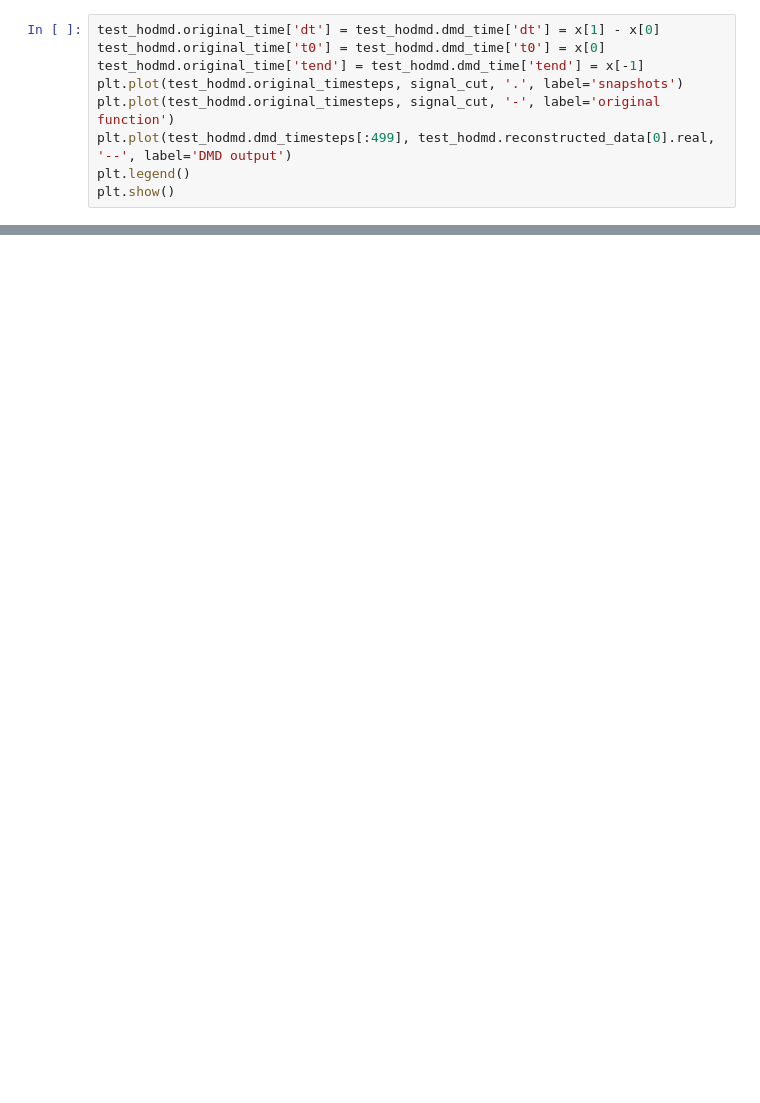
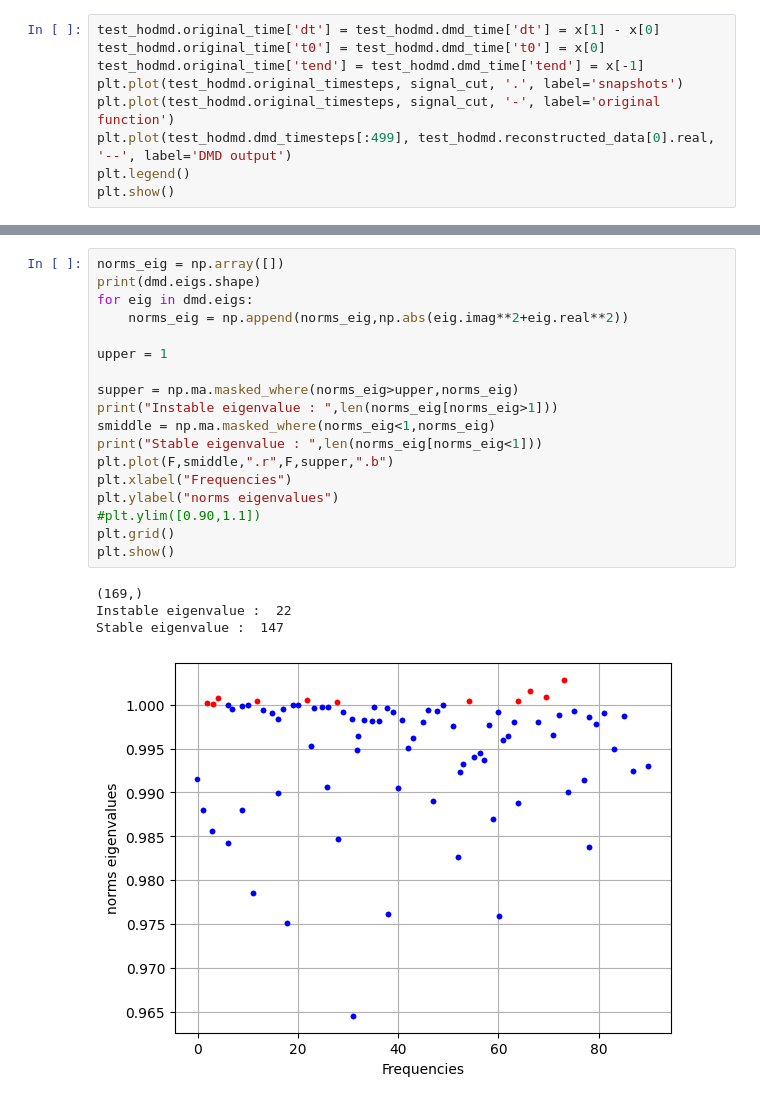
Before and after one commit to CBergerEPFL/maitrise, a Jupyter notebook: test_sample.ipynb, the cells around one changed output, grey strips where cells are left out. Drawn from its saved outputs; the diff is of its cells as text; blank space fills up the shorter version.

```diff
--- a/test_sample.ipynb
+++ b/test_sample.ipynb
@@ -2192,0 +2134,23 @@ Frequencies :  [ 2.30085052e+02  2.30085052e+02  2.22116846e+02  2.22116846e+02
+# %%
+norms_eig = np.array([])
+print(dmd.eigs.shape)
+for eig in dmd.eigs:
+    norms_eig = np.append(norms_eig,np.abs(eig.imag**2+eig.real**2))
+
+upper = 1
+
+supper = np.ma.masked_where(norms_eig>upper,norms_eig)
+print("Instable eigenvalue : ",len(norms_eig[norms_eig>1]))
+smiddle = np.ma.masked_where(norms_eig<1,norms_eig)
+print("Stable eigenvalue : ",len(norms_eig[norms_eig<1]))
+plt.plot(F,smiddle,".r",F,supper,".b")
+plt.xlabel("Frequencies")
+plt.ylabel("norms eigenvalues")
+#plt.ylim([0.90,1.1])
+plt.grid()
+plt.show()
+# %% [output]
+(169,)
+Instable eigenvalue :  22
+Stable eigenvalue :  147
+[figure, added]
```
Also changed, not shown: parts of 6 cells of this notebook.
